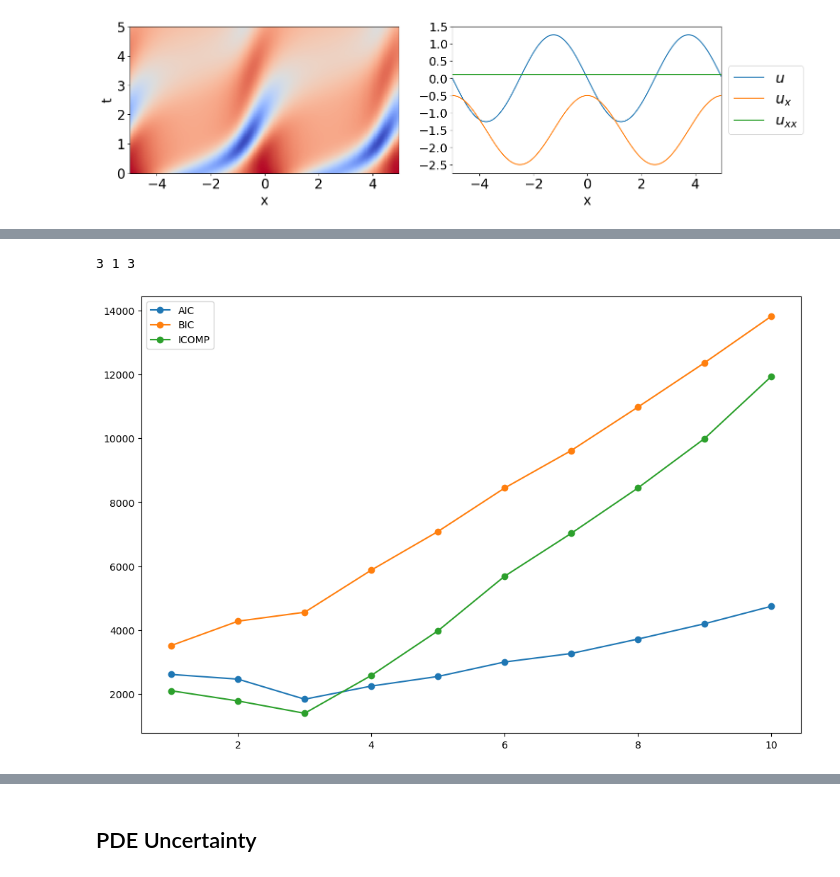
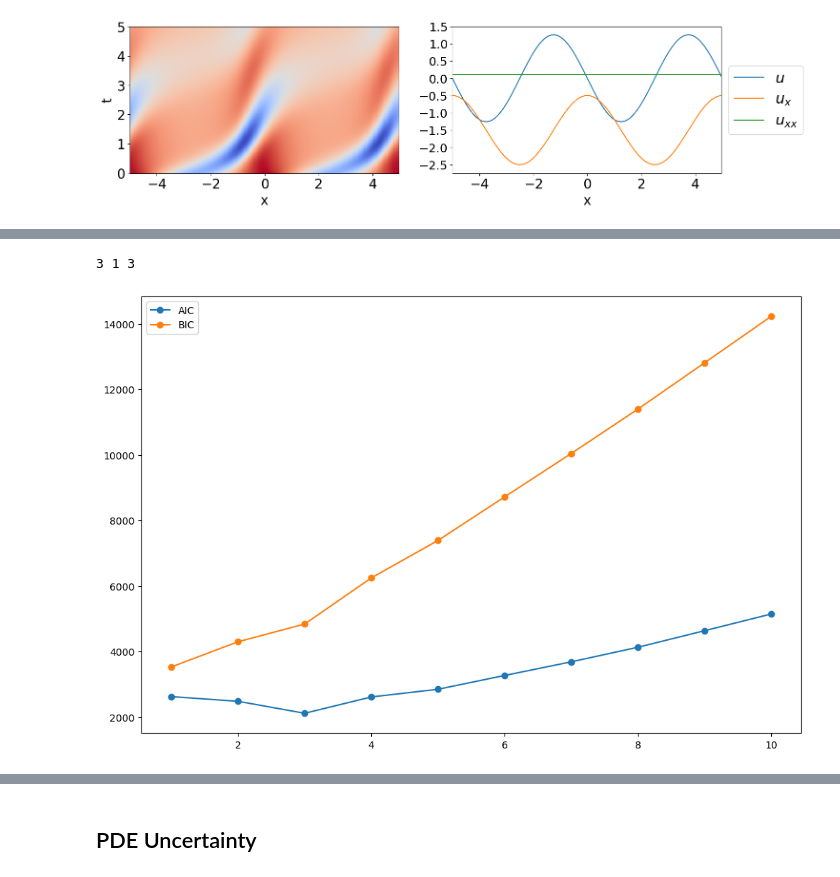
Before and after one commit to Pongpisit-Thanasutives/parametric-discovery, a Jupyter notebook: Spatial_Advection_Diffusion_WeakLib_KRR-Easy.ipynb, the cells around one changed output, grey strips where cells are left out. Cells and saved outputs as stored; diff of their text form; code cells hidden in the pictures.

```diff
--- a/Spatial_Advection_Diffusion_WeakLib_KRR-Easy.ipynb
+++ b/Spatial_Advection_Diffusion_WeakLib_KRR-Easy.ipynb
@@ -168,7 +168,7 @@ show()
 # %% [output]
 [figure]
 # %%
-noise_lv = 2
+noise_lv = 4 # 2, 4, 8
 noise_lv = abs(noise_lv)
 u_clean = u.copy()
 u = u + 0.01*noise_lv*std(u)*np.random.randn(*u.shape)
@@ -296,39 +321,42 @@ time_integrator = compose(partial(trapz, axis=1),
                           lambda _ : periodogram(_, return_onesided=False, axis=1)[1])
 epsilon = 0
 ic_scores = {}
-ICOMPs = []; a_n = 1
+ICOMPs = []; a_n = None; icomp_index = 1 # 1, 2
 AICs = []
 BICs = []
 for candidate in candidates:
     CMs = []
+    vicomp = 0
     k = 0
     est_xi = np.zeros((Theta_grouped[0].shape[-1], len(Ut_grouped)))
     for j in range(len(Theta_grouped)):
         est_xi[candidate[j], j:j+1] = np.linalg.lstsq(Theta_grouped[j][:, candidate[j]], Ut_grouped[j], rcond=None)[0]
-        _, CM, _ = llf_complexity(Theta_grouped[j][:, candidate[j]], Ut_grouped[j], a_n=None)
-        CMs.append(CM[1])
+        _, CM, vicomp = llf_complexity(Theta_grouped[j][:, candidate[j]], Ut_grouped[j],
+                                       a_n=a_n)
+        CM = CM[icomp_index]; vicomp = vicomp[icomp_index]
+        CMs.append(CM)
         k += len(candidate[j])
 
+    vicomp /= len(Theta_grouped)
     Ut_grouped_est = estimate_Ut_grouped_est(Theta_grouped, est_xi)
     rss = rss_group(Ut_grouped_est, Ut_grouped, time_integrator)
     # N = np.prod(Ut_grouped.shape)
     N = np.prod(time_integrator(Ut_grouped).shape)
 
     # aic = PDE_FIND_Loss(Theta_grouped, Ut_grouped, est_xi)
     # bic = BIC_Loss(Theta_grouped, Ut_grouped, est_xi)
     aic = N*np.log(2*np.pi*rss/N+epsilon) + 2*k
     bic = N*np.log(2*np.pi*rss/N+epsilon) + np.log(N)*k
-    icomp = N*np.log(2*np.pi*rss/N+epsilon) + 2*a_n*np.sum(CMs)
+    # icomp = N*np.log(2*np.pi*rss/N+epsilon) + 2*np.sum(CMs)
     AICs.append(aic)
     BICs.append(bic)
-    ICOMPs.append(icomp)
+    ICOMPs.append(vicomp)
 
 print(np.argmin(AICs)+1, np.argmin(BICs)+1, np.argmin(ICOMPs)+1)
 plt.plot([_+1 for _ in range(max_complexity)], AICs, '-o', label='AIC')
 plt.plot([_+1 for _ in range(max_complexity)], BICs, '-o', label='BIC')
-plt.plot([_+1 for _ in range(max_complexity)], ICOMPs, '-o', label='ICOMP')
 plt.legend()
 plt.show()
 # %% [output]
 3 1 3
-[figure, old version]
+[figure, new version]
```
Also changed, not shown: parts of 8 cells of this notebook, 2 other files.
